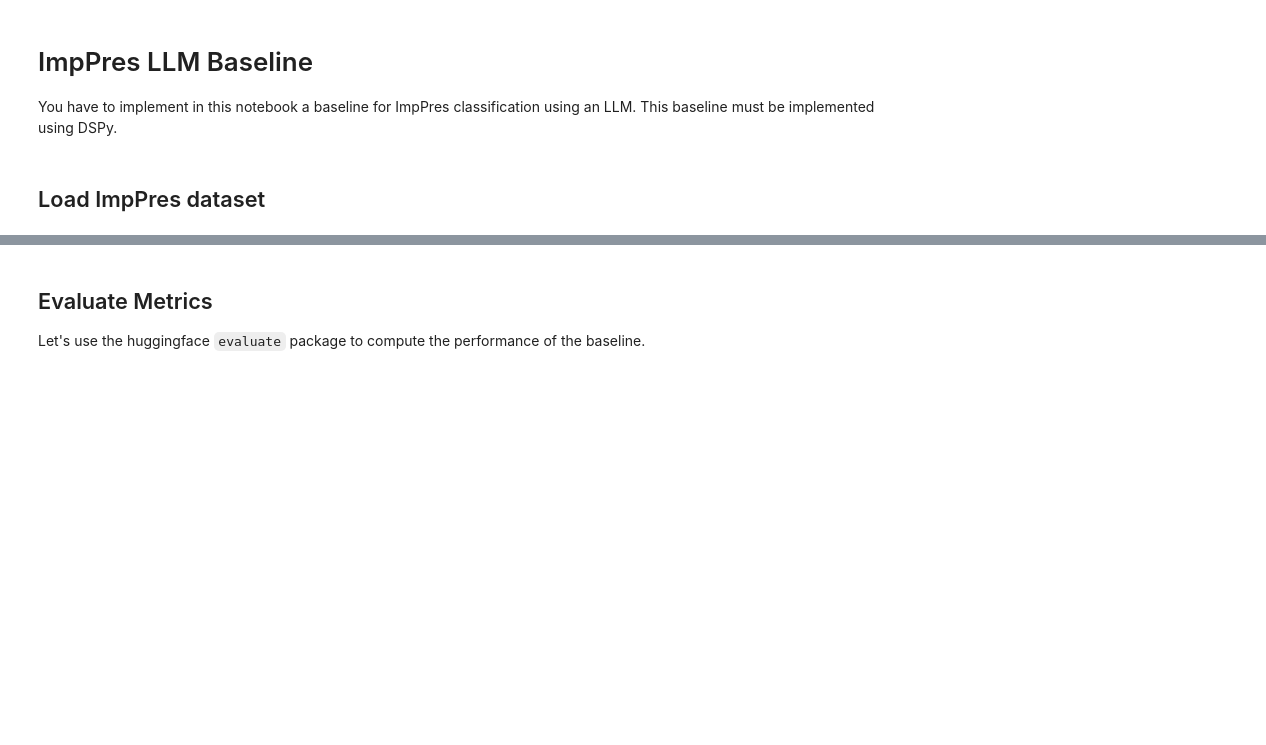
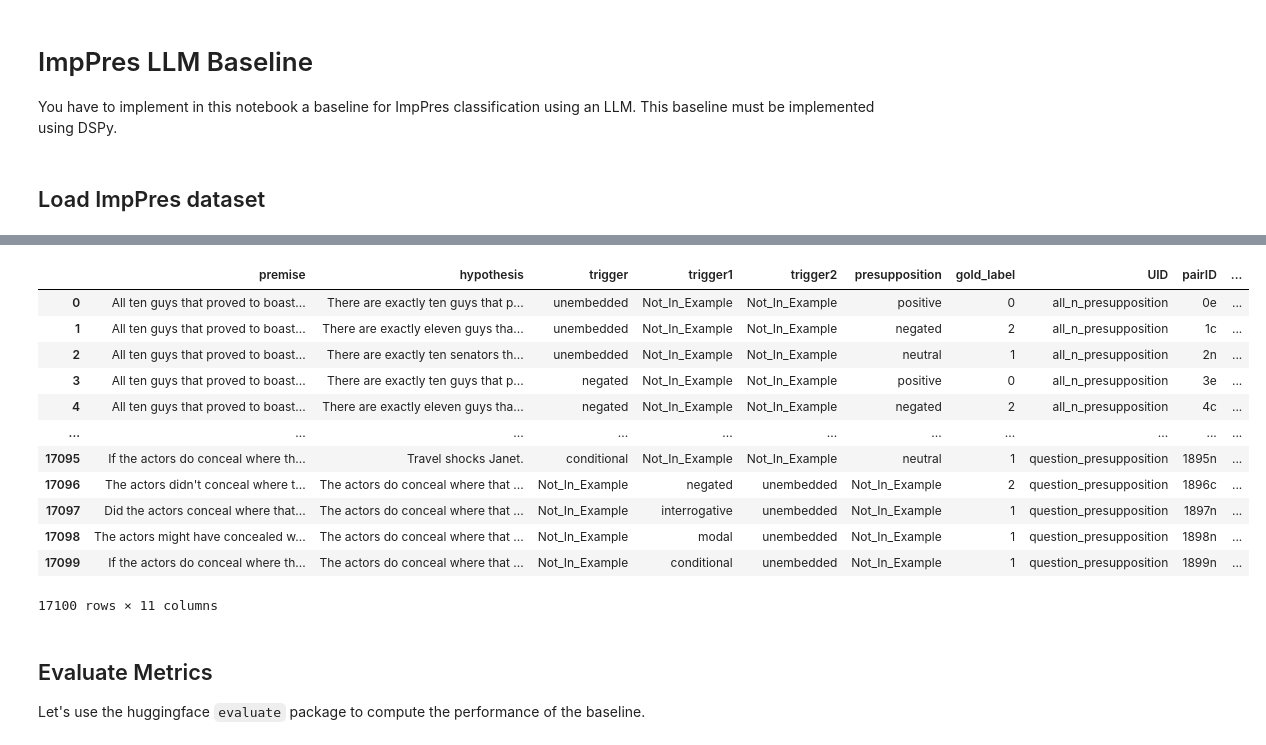
Before and after one commit to lotem1995/nlp-with-llms-2025-hw2, a Jupyter notebook: imppres_llm_baseline.ipynb, the cells around one changed output, grey strips where cells are left out. Saved outputs shown, nothing was run; the diff lists cells and outputs as text; code cells hidden in the pictures; blank space fills up the shorter version.

```diff
--- a/imppres_llm_baseline.ipynb
+++ b/imppres_llm_baseline.ipynb
@@ -74,0 +56,43 @@ dataset
+# %%
+from datasets import load_dataset, Dataset
+import pandas as pd
+from os.path import exists
+
+# Define sections
+sections = [
+    'presupposition_all_n_presupposition',
+    'presupposition_both_presupposition',
+    'presupposition_change_of_state',
+    'presupposition_cleft_existence',
+    'presupposition_cleft_uniqueness',
+    'presupposition_only_presupposition',
+    'presupposition_possessed_definites_existence',
+    'presupposition_possessed_definites_uniqueness',
+    'presupposition_question_presupposition'
+]
+
+dataset = {}
+
+if not exists('combined_imppres_presuppositions.parquet'):
+    # Load each section
+    for section in sections:
+        print(f"Loading dataset for section: {section}")
+        dataset[section] = load_dataset("facebook/imppres", section)
+
+    # Convert to dataframes and combine
+    dataframes_list = []
+    for section, data in dataset.items():
+        df = data.to_pandas()
+        df['section'] = section
+        dataframes_list.append(df)
+
+    combined_df = pd.concat(dataframes_list, ignore_index=True)
+
+else:
+    combined_df = pd.read_parquet('combined_imppres_presuppositions.parquet')
+    print(f"Loaded combined_imppres_presuppositions.parquet")
+
+# Convert back to datasets
+dataset = {}
+for section, group in combined_df.groupby("section"):
+    dataset[section] = Dataset.from_pandas(group)
@@ -75,3 +121,19 @@ dataset
+# %%
+display(combined_df)
+# %% [output]
+|  | premise | hypothesis | trigger | trigger1 | trigger2 | presupposition | gold_label | UID | pairID | ... |
+| 0 | All ten guys that proved to boast... | There are exactly ten guys that p... | unembedded | Not_In_Example | Not_In_Example | positive | 0 | all_n_presupposition | 0e | ... |
+| 1 | All ten guys that proved to boast... | There are exactly eleven guys tha... | unembedded | Not_In_Example | Not_In_Example | negated | 2 | all_n_presupposition | 1c | ... |
+| 2 | All ten guys that proved to boast... | There are exactly ten senators th... | unembedded | Not_In_Example | Not_In_Example | neutral | 1 | all_n_presupposition | 2n | ... |
+| 3 | All ten guys that proved to boast... | There are exactly ten guys that p... | negated | Not_In_Example | Not_In_Example | positive | 0 | all_n_presupposition | 3e | ... |
+| 4 | All ten guys that proved to boast... | There are exactly eleven guys tha... | negated | Not_In_Example | Not_In_Example | negated | 2 | all_n_presupposition | 4c | ... |
+| ... | ... | ... | ... | ... | ... | ... | ... | ... | ... | ... |
+| 17095 | If the actors do conceal where th... | Travel shocks Janet. | conditional | Not_In_Example | Not_In_Example | neutral | 1 | question_presupposition | 1895n | ... |
+| 17096 | The actors didn't conceal where t... | The actors do conceal where that ... | Not_In_Example | negated | unembedded | Not_In_Example | 2 | question_presupposition | 1896c | ... |
+| 17097 | Did the actors conceal where that... | The actors do conceal where that ... | Not_In_Example | interrogative | unembedded | Not_In_Example | 1 | question_presupposition | 1897n | ... |
+| 17098 | The actors might have concealed w... | The actors do conceal where that ... | Not_In_Example | modal | unembedded | Not_In_Example | 1 | question_presupposition | 1898n | ... |
+| 17099 | If the actors do conceal where th... | The actors do conceal where that ... | Not_In_Example | conditional | unembedded | Not_In_Example | 1 | question_presupposition | 1899n | ... |
+17100 rows × 11 columns
 # %% [markdown]
 ## Evaluate Metrics
 
```
Also changed, not shown: parts of 49 cells of this notebook, 2 other files.
